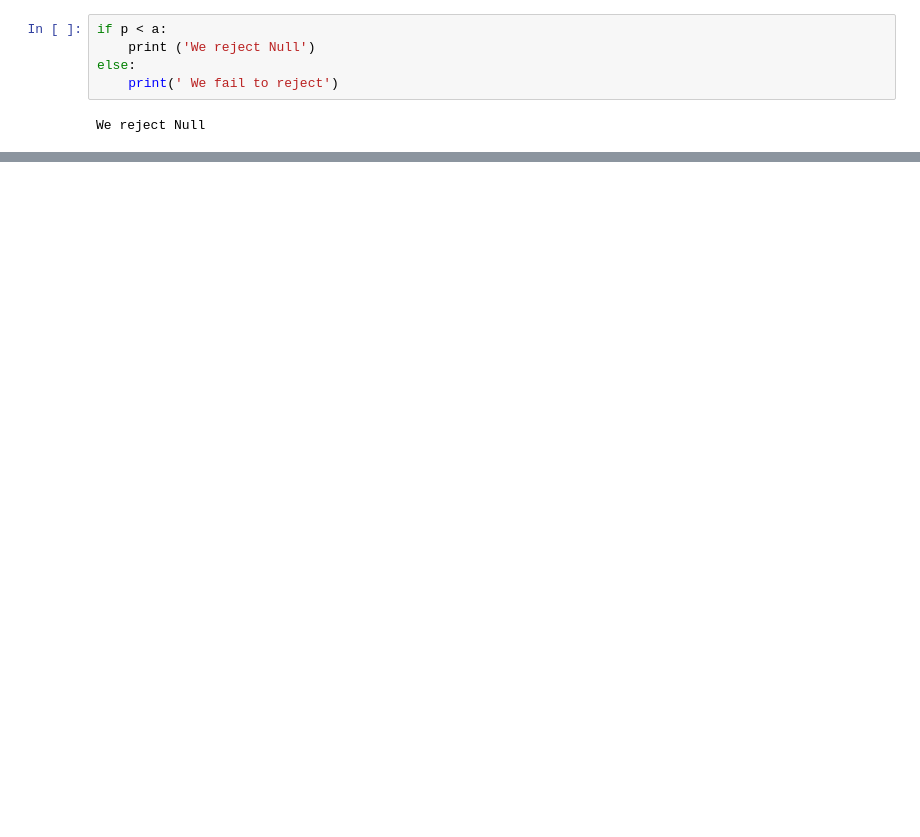
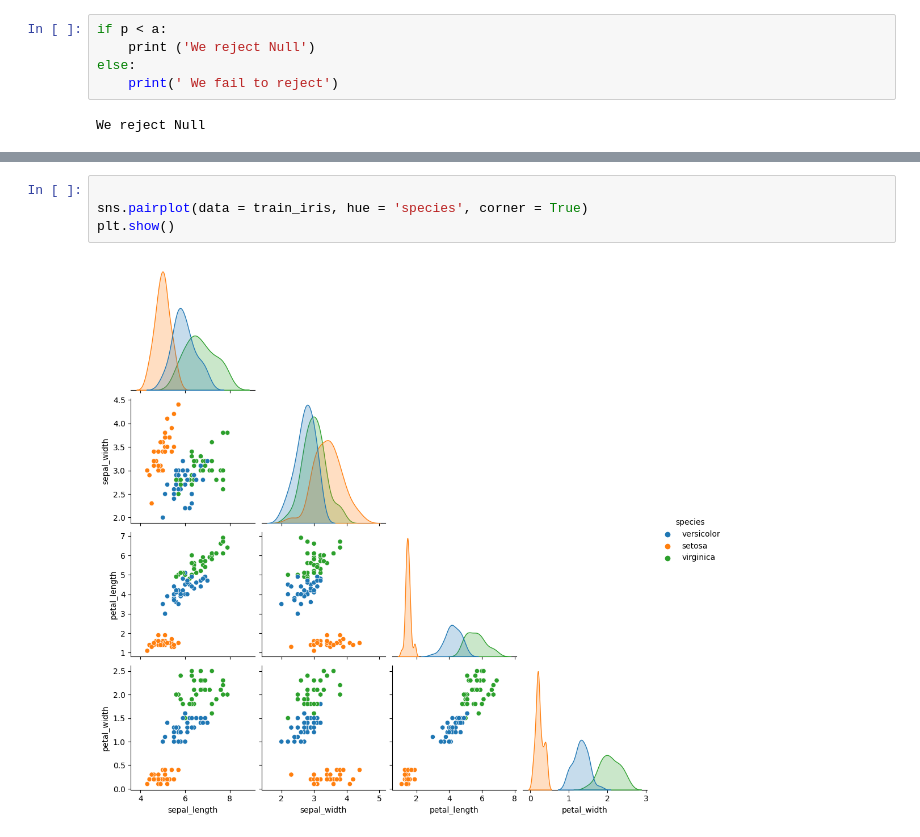
Before and after one commit to NISHAKUNWAR053/classification-exercises, a Jupyter notebook: Exploratory.ipynb, the cells around one changed output, grey strips where cells are left out. Saved outputs shown, nothing was run; the diff lists cells and outputs as text; blank space fills up the shorter version.

```diff
--- a/Exploratory.ipynb
+++ b/Exploratory.ipynb
@@ -301,0 +295,6 @@ We reject Null
+# %%
+
+sns.pairplot(data = train_iris, hue = 'species', corner = True)
+plt.show()
+# %% [output]
+[figure, added]
```
Also changed, not shown: parts of 18 cells of this notebook.
